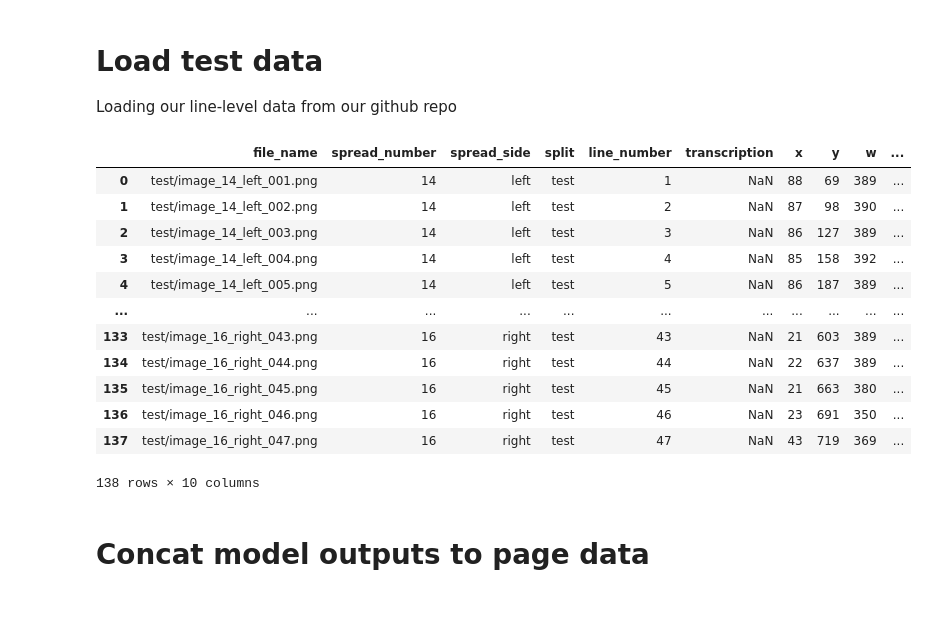
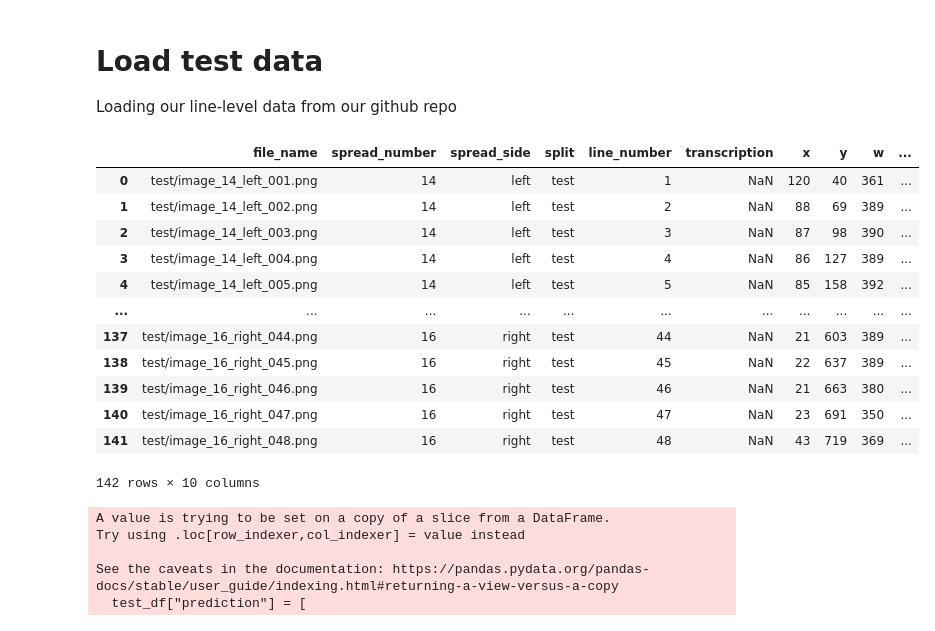
Before and after one commit to MarieRoald/deeplearn24-NLPRenaissanceChallenge, a Jupyter notebook: notebooks/DeepLearn2024_ocr_hackathon.ipynb, the cells around one changed output. Drawn from its saved outputs; the diff is of its cells as text; code cells hidden in the pictures.

```diff
--- a/notebooks/DeepLearn2024_ocr_hackathon.ipynb
+++ b/notebooks/DeepLearn2024_ocr_hackathon.ipynb
@@ -30,26 +28,26 @@ Loading our line-level data from our github repo
 # %%
 import pandas as pd
 
 metadata_df = pd.read_csv("../data/2_bounding_box/Doc-UFCN_processed/metadata.csv")
 
 test_df = metadata_df[metadata_df.split == "test"]
-test_df = test_df.sort_values(["spread_number", "spread_side", "line_number"])
+test_df.sort_values("file_name")
 test_df.index = range(len(test_df))
 test_df
 # %% [output]
 |  | file_name | spread_number | spread_side | split | line_number | transcription | x | y | w | ... |
-| 0 | test/image_14_left_001.png | 14 | left | test | 1 | NaN | 88 | 69 | 389 | ... |
-| 1 | test/image_14_left_002.png | 14 | left | test | 2 | NaN | 87 | 98 | 390 | ... |
-| 2 | test/image_14_left_003.png | 14 | left | test | 3 | NaN | 86 | 127 | 389 | ... |
-| 3 | test/image_14_left_004.png | 14 | left | test | 4 | NaN | 85 | 158 | 392 | ... |
-| 4 | test/image_14_left_005.png | 14 | left | test | 5 | NaN | 86 | 187 | 389 | ... |
+| 0 | test/image_14_left_001.png | 14 | left | test | 1 | NaN | 120 | 40 | 361 | ... |
+| 1 | test/image_14_left_002.png | 14 | left | test | 2 | NaN | 88 | 69 | 389 | ... |
+| 2 | test/image_14_left_003.png | 14 | left | test | 3 | NaN | 87 | 98 | 390 | ... |
+| 3 | test/image_14_left_004.png | 14 | left | test | 4 | NaN | 86 | 127 | 389 | ... |
+| 4 | test/image_14_left_005.png | 14 | left | test | 5 | NaN | 85 | 158 | 392 | ... |
 | ... | ... | ... | ... | ... | ... | ... | ... | ... | ... | ... |
-| 133 | test/image_16_right_043.png | 16 | right | test | 43 | NaN | 21 | 603 | 389 | ... |
-| 134 | test/image_16_right_044.png | 16 | right | test | 44 | NaN | 22 | 637 | 389 | ... |
-| 135 | test/image_16_right_045.png | 16 | right | test | 45 | NaN | 21 | 663 | 380 | ... |
-| 136 | test/image_16_right_046.png | 16 | right | test | 46 | NaN | 23 | 691 | 350 | ... |
-| 137 | test/image_16_right_047.png | 16 | right | test | 47 | NaN | 43 | 719 | 369 | ... |
+| 137 | test/image_16_right_044.png | 16 | right | test | 44 | NaN | 21 | 603 | 389 | ... |
+| 138 | test/image_16_right_045.png | 16 | right | test | 45 | NaN | 22 | 637 | 389 | ... |
+| 139 | test/image_16_right_046.png | 16 | right | test | 46 | NaN | 21 | 663 | 380 | ... |
+| 140 | test/image_16_right_047.png | 16 | right | test | 47 | NaN | 23 | 691 | 350 | ... |
+| 141 | test/image_16_right_048.png | 16 | right | test | 48 | NaN | 43 | 719 | 369 | ... |
-138 rows × 10 columns
+142 rows × 10 columns
 # %%
 from pathlib import Path
 from tqdm import trange
@@ -64,10 +62,14 @@ test_df["prediction"] = [
     processor.batch_decode(estimated_tokens[i], skip_special_tokens=True)[0]
     for i in trange(len(test_images))
 ]
+# %% [output]
+A value is trying to be set on a copy of a slice from a DataFrame.
+Try using .loc[row_indexer,col_indexer] = value instead
+
+See the caveats in the documentation: https://pandas.pydata.org/pandas-docs/stable/user_guide/indexing.html#returning-a-view-versus-a-copy
+  test_df["prediction"] = [
 # %%
 test_output = Path("../data/best_model_test_predictions/")
 test_output.mkdir(exist_ok=True, parents=True)
 
 test_df.to_csv(test_output / "predictions.csv", index=False)
-# %% [markdown]
-# Concat model outputs to page data
```
Also changed, not shown: parts of 7 cells of this notebook, 6 other files.
